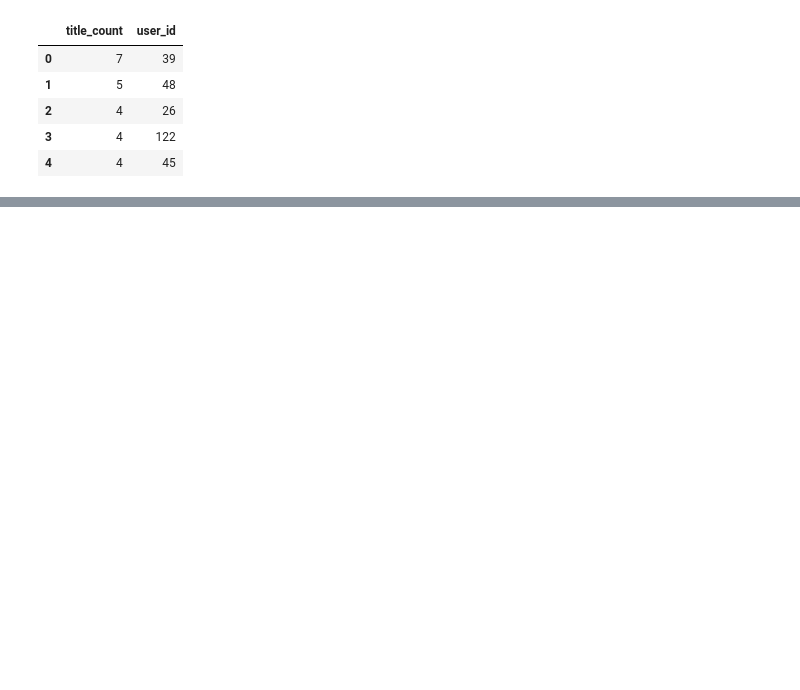
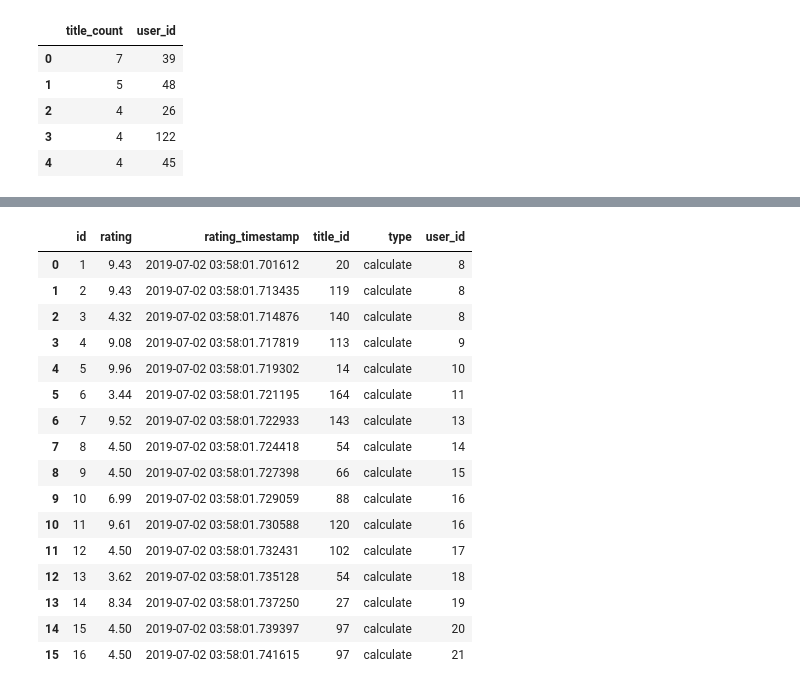
Before and after one commit to victornguyen18/digital_library, a Jupyter notebook: evaluate/evaluation.ipynb, the cells around one changed output, grey strips where cells are left out. Drawn from its saved outputs; the diff is of its cells as text; code cells hidden in the pictures; blank space fills up the shorter version.

```diff
--- a/evaluate/evaluation.ipynb
+++ b/evaluate/evaluation.ipynb
@@ -25,4 +25,6 @@ test_data_length = round(ratings_count * 10 /100)
 all_ratings_df = pd.DataFrame(list(Rating.objects.all().values()))
 logger.debug('{} ratings available'.format(ratings_count))
 all_ratings_df.head()
+all_ratings_df_columns = list(all_ratings_df.columns.values)
+all_ratings_df_columns
 # %% [output]
@@ -72,0 +52,18 @@ user_ids_df.head(5)
+# %%
+kf = KFold(n_splits=10)
+for train, test in kf.split(all_ratings_df):
+    train_data = np.array(all_ratings_df)[train]
+    print("Train_data")
+    print(train_data)
+    test_data = np.array(all_ratings_df)[test]
+    print("Test_data")
+    print(test_data)
+    print(len(train_data))
+    print(len(test_data))
+    test_pd = pd.DataFrame(test_data)
+    test_pd.columns = all_ratings_df_columns
+    print(test_pd)
+    print("=====================")
+    break
+test_pd
+# %% [output]
@@ -73,3 +87,20 @@ user_ids_df.head(5)
+|  | id | rating | rating_timestamp | title_id | type | user_id |
+| 0 | 1 | 9.43 | 2019-07-02 03:58:01.701612 | 20 | calculate | 8 |
+| 1 | 2 | 9.43 | 2019-07-02 03:58:01.713435 | 119 | calculate | 8 |
+| 2 | 3 | 4.32 | 2019-07-02 03:58:01.714876 | 140 | calculate | 8 |
+| 3 | 4 | 9.08 | 2019-07-02 03:58:01.717819 | 113 | calculate | 9 |
+| 4 | 5 | 9.96 | 2019-07-02 03:58:01.719302 | 14 | calculate | 10 |
+| 5 | 6 | 3.44 | 2019-07-02 03:58:01.721195 | 164 | calculate | 11 |
+| 6 | 7 | 9.52 | 2019-07-02 03:58:01.722933 | 143 | calculate | 13 |
+| 7 | 8 | 4.50 | 2019-07-02 03:58:01.724418 | 54 | calculate | 14 |
+| 8 | 9 | 4.50 | 2019-07-02 03:58:01.727398 | 66 | calculate | 15 |
+| 9 | 10 | 6.99 | 2019-07-02 03:58:01.729059 | 88 | calculate | 16 |
+| 10 | 11 | 9.61 | 2019-07-02 03:58:01.730588 | 120 | calculate | 16 |
+| 11 | 12 | 4.50 | 2019-07-02 03:58:01.732431 | 102 | calculate | 17 |
+| 12 | 13 | 3.62 | 2019-07-02 03:58:01.735128 | 54 | calculate | 18 |
+| 13 | 14 | 8.34 | 2019-07-02 03:58:01.737250 | 27 | calculate | 19 |
+| 14 | 15 | 4.50 | 2019-07-02 03:58:01.739397 | 97 | calculate | 20 |
+| 15 | 16 | 4.50 | 2019-07-02 03:58:01.741615 | 97 | calculate | 21 |
 # %%
 # all_ratings_df = pd.merge(all_ratings_df, user_ids_df, left_on='user_id', right_on='user_id')
 # all_ratings_df = pd.merge(all_ratings_df, title_ids_df, left_on='title_id', right_on='title_id')
```
Also changed, not shown: parts of 5 cells of this notebook, 2 other files.
